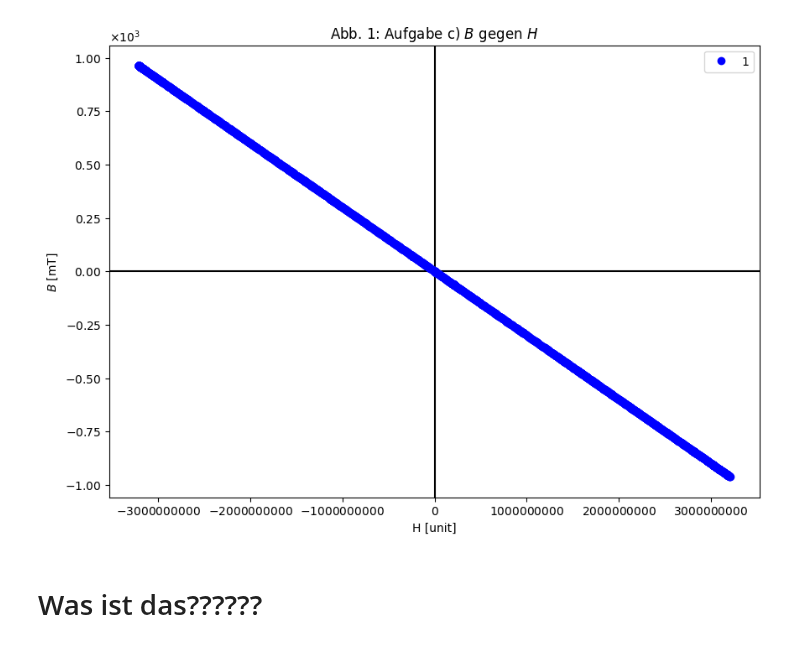
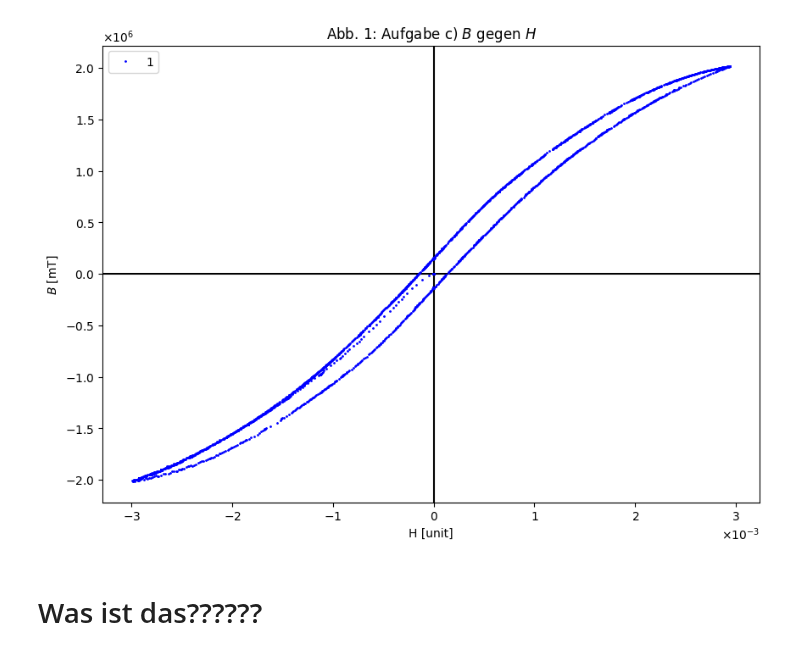
Before and after one commit to Patrixon0/data-analysis-plotting-tool, a Jupyter notebook: P2/Theo_Patrick/240/240_main.ipynb, the cells around one changed output. Saved outputs shown, nothing was run; the diff lists cells and outputs as text; code cells hidden in the pictures.

```diff
--- a/P2/Theo_Patrick/240/240_main.ipynb
+++ b/P2/Theo_Patrick/240/240_main.ipynb
@@ -91,28 +92,29 @@ Auswertung abgeschlossen. Ergebnisse wurden in 'a_werte_2_plot.txt' gespeichert.
 # %%
 geraden_fit(
     exp_nr='',
-    file_n='a_werte_2_plot.txt',
+    file_n='a_for_process_plot.txt',
     title=r'Abb. 1: Aufgabe c) $B$ gegen $H$',
     y_label=r'$B$ [mT]',
     x_label='H [unit]',
     save=True,
     length=10,
     height=7,
     x_axis=0,
     y_axis=0,
     # x_major_ticks=100,   # Hauptticks alle 10 Einheiten
     # x_minor_ticks=20,    # Nebenticks alle 1 Einheit
     # y_major_ticks=1,
     # y_minor_ticks=0.2,
     legendlocation='best',
     # y_labels=['$R$'],  # Provide labels for each dataset
     # y_markers=['o'],       # Optional: specify markers
     y_colors=['blue'], # Optional: specify colors
     x_decimal_places=0,
     y_decimal_places=0,
-    plot_errors = False
+    plot_errors = False,
+    size = 1
 )
 # %% [output]
-[figure, old version]
+[figure, new version]
 # %% [markdown]
 # Was ist das??????
```
Also changed, not shown: parts of 3 cells of this notebook, 11 other files.
